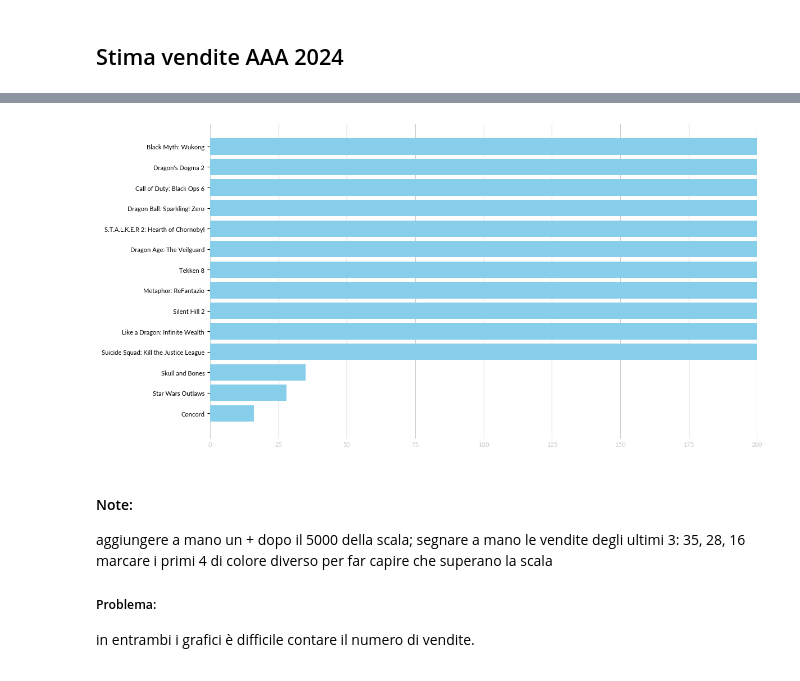
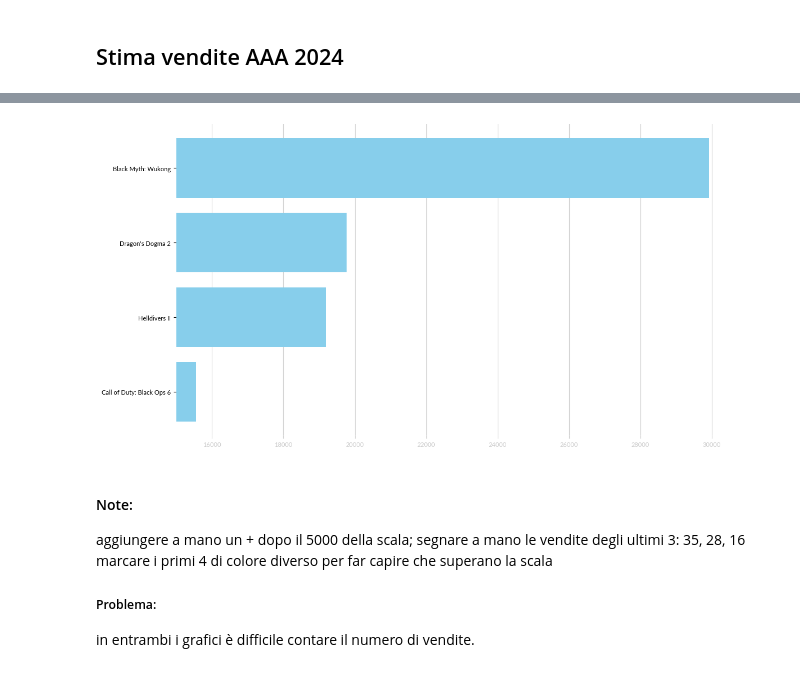
Before and after one commit to demic-dev/vs-project, a Jupyter notebook: charts.ipynb, the cells around one changed output, grey strips where cells are left out. Cells and saved outputs as stored; diff of their text form; code cells hidden in the pictures.

```diff
--- a/charts.ipynb
+++ b/charts.ipynb
@@ -114,23 +147,20 @@ plt.savefig(build_chart_path("sales_aaa_2024"), format="svg")
 # %%
-sales_aaa = sales_aaa.sort_values(by=['sales_k'])
-
 fig, ax = plt.subplots(figsize=(12, 6))
 for spine in plt.gca().spines.values(): spine.set_visible(False)
 
-plt.barh(sales_aaa['name'], sales_aaa['sales_k'], color='skyblue')
-
-ax.set_xlim(0, 200)
+plt.barh(sales_aaa['name'].tail(4), sales_aaa['sales_k'].tail(4), color='skyblue', height=0.8)
+ax.set_xlim(15000)
 
 rect = ax.patch
 rect.set_alpha(0)
 plt.tight_layout()
 ax.set_axisbelow(True)
 ax.tick_params(axis='x', colors='#cccccc')
 ax.xaxis.grid(color='#cccccc')
 
 plt.savefig(build_chart_path("zoomed_sales_aaa_2024"), format="svg")
 # %% [output]
-[figure, old version]
+[figure, new version]
 # %% [markdown]
 #### Note:
 aggiungere a mano un + dopo il 5000 della scala;
```
Also changed, not shown: parts of 14 cells of this notebook, 8 other files.
